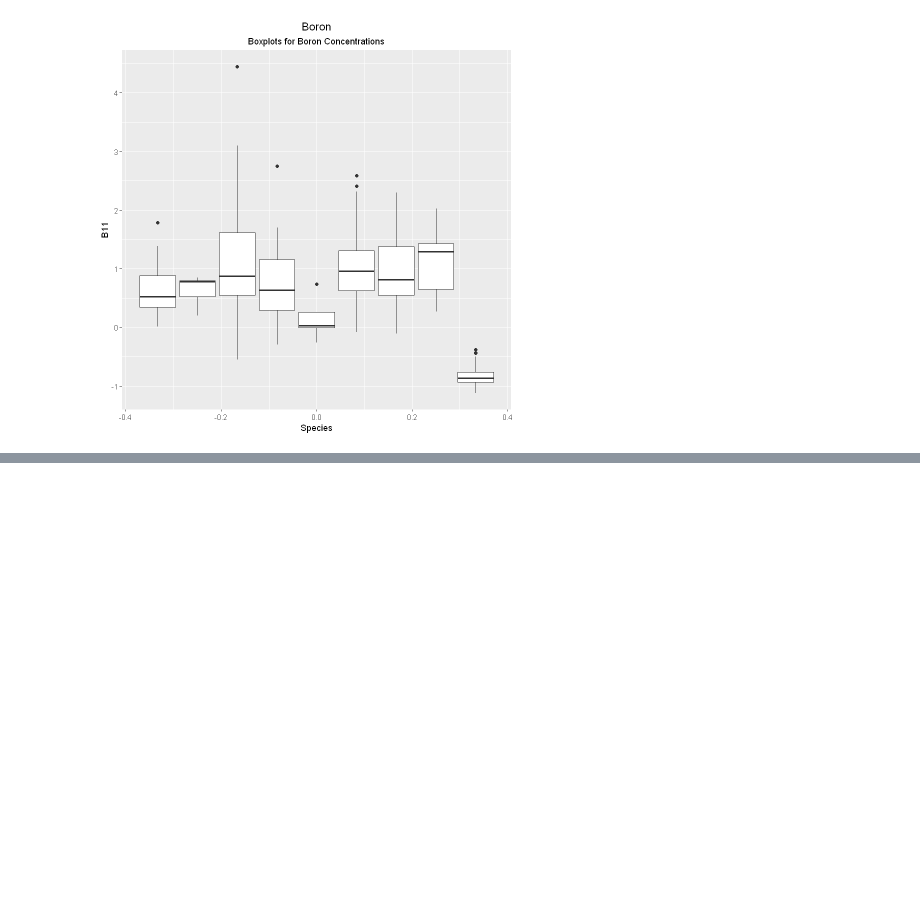
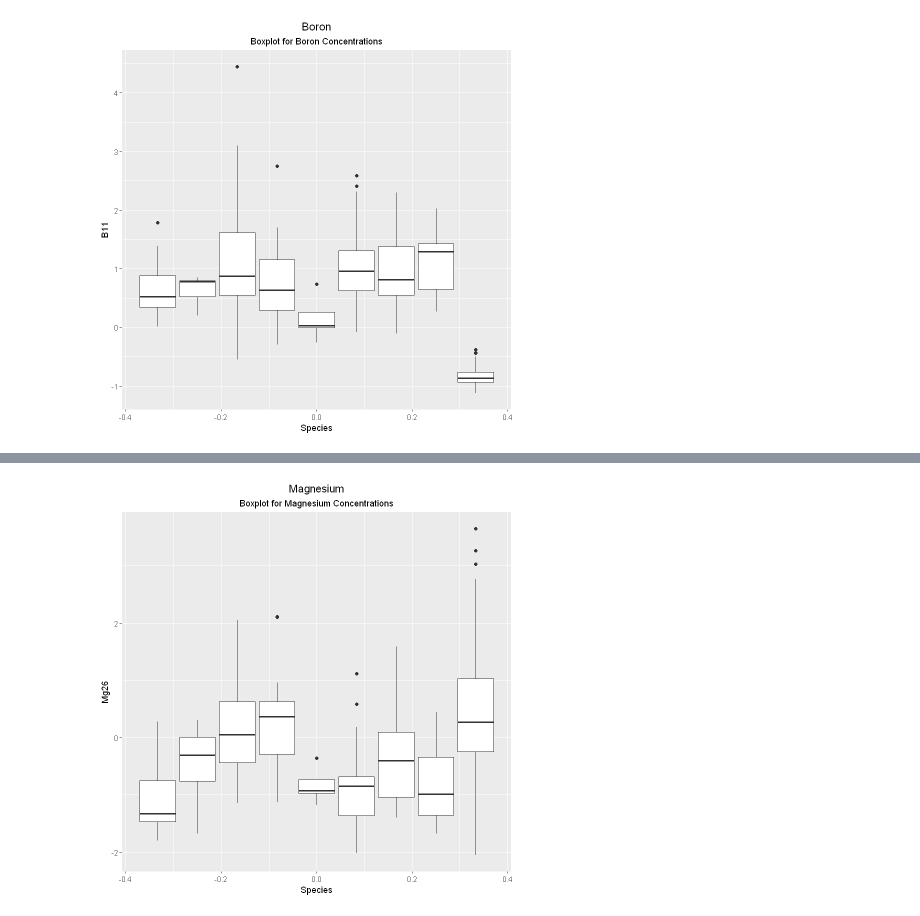
Before and after one commit to Kovacs-Lab/Aim-3, a Jupyter notebook: Ionomics/Boxplots.ipynb, the cells around one changed output, grey strips where cells are left out. Cells and saved outputs as stored; diff of their text form; code cells hidden in the pictures; blank space fills up the shorter version.

```diff
--- a/Ionomics/Boxplots.ipynb
+++ b/Ionomics/Boxplots.ipynb
@@ -81,7 +88,14 @@ sodium
 # %%
-#magnesium <- boxplot(Elements$Mg26~Elements$Spec_int) # Boxplots of magnesium concentraions
-boxplot(Elements$Mg26~Elements$Spec_int) #magnesium
-magnesium <- ggplot(Elements, aes(group=Elements$Spec_int, y=Elements$Mg26)) +
-  geom_boxplot()
+#magnesium <- boxplot(Mg26~Spec_int) # Boxplots of magnesium concentraions
+#boxplot(Mg26~Spec_int) #magnesium
+magnesium <- ggplot(Elements, aes(group=Spec_int, y=Mg26)) +
+  geom_boxplot() +
+  labs(
+    title = "Magnesium",
+    subtitle = "Boxplot for Magnesium Concentrations",
+    x = "Species"
+    )
 magnesium
+# %% [output]
+[figure, added]
 # %%
```
Also changed, not shown: parts of 4 cells of this notebook.
